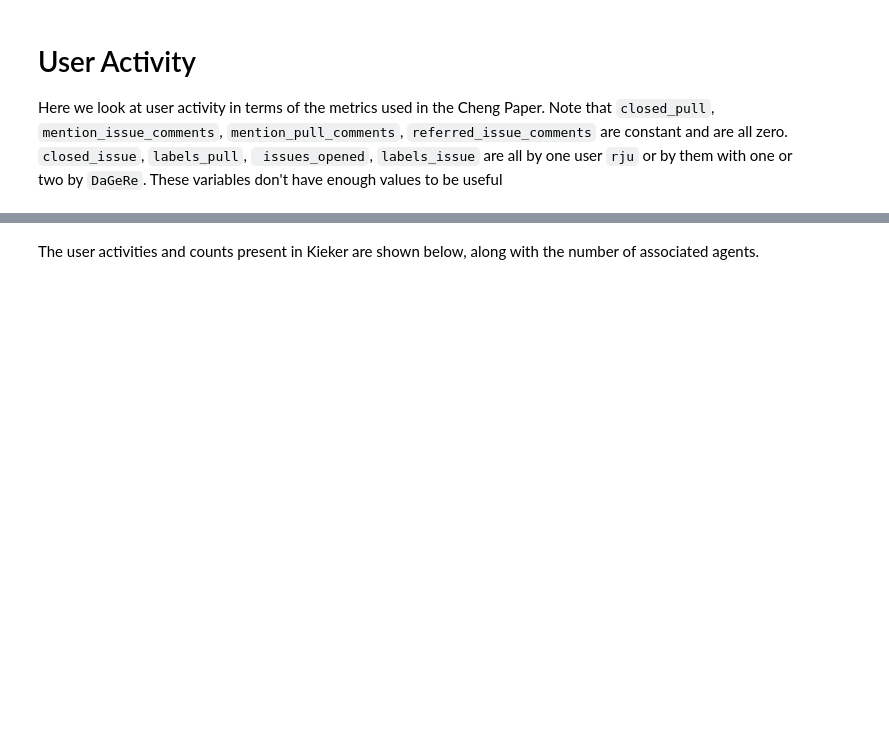
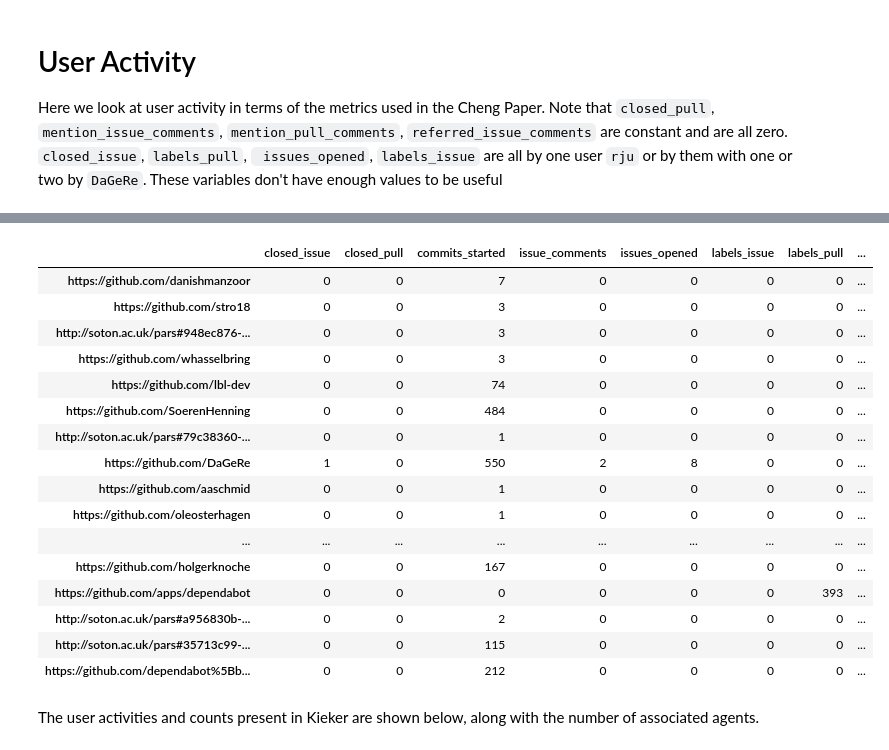
Before and after one commit to RSEMetaScience/kieker_analysis, a Jupyter notebook: notebooks/contributor_metrics.ipynb, the cells around one changed output, grey strips where cells are left out. Saved outputs shown, nothing was run; the diff lists cells and outputs as text; code cells hidden in the pictures; blank space fills up the shorter version.

```diff
--- a/notebooks/contributor_metrics.ipynb
+++ b/notebooks/contributor_metrics.ipynb
@@ -42,3 +43,27 @@ user_activity
+# %%
+from kieker_analysis.stats.contributor_metrics import get_user_activity, metrics_all
+client = keiker_ii_client
+metrics_all = metrics_all(client)
+user_activity = get_user_activity(metrics_all)
+user_activity
+# %% [output]
+|  | closed_issue | closed_pull | commits_started | issue_comments | issues_opened | labels_issue | labels_pull | ... |
+| https://github.com/danishmanzoor | 0 | 0 | 7 | 0 | 0 | 0 | 0 | ... |
+| https://github.com/stro18 | 0 | 0 | 3 | 0 | 0 | 0 | 0 | ... |
+| http://soton.ac.uk/pars#948ec876-... | 0 | 0 | 3 | 0 | 0 | 0 | 0 | ... |
+| https://github.com/whasselbring | 0 | 0 | 3 | 0 | 0 | 0 | 0 | ... |
+| https://github.com/lbl-dev | 0 | 0 | 74 | 0 | 0 | 0 | 0 | ... |
+| https://github.com/SoerenHenning | 0 | 0 | 484 | 0 | 0 | 0 | 0 | ... |
+| http://soton.ac.uk/pars#79c38360-... | 0 | 0 | 1 | 0 | 0 | 0 | 0 | ... |
+| https://github.com/DaGeRe | 1 | 0 | 550 | 2 | 8 | 0 | 0 | ... |
+| https://github.com/aaschmid | 0 | 0 | 1 | 0 | 0 | 0 | 0 | ... |
+| https://github.com/oleosterhagen | 0 | 0 | 1 | 0 | 0 | 0 | 0 | ... |
+| ... | ... | ... | ... | ... | ... | ... | ... | ... |
+| https://github.com/holgerknoche | 0 | 0 | 167 | 0 | 0 | 0 | 0 | ... |
+| https://github.com/apps/dependabot | 0 | 0 | 0 | 0 | 0 | 0 | 393 | ... |
+| http://soton.ac.uk/pars#a956830b-... | 0 | 0 | 2 | 0 | 0 | 0 | 0 | ... |
+| http://soton.ac.uk/pars#35713c99-... | 0 | 0 | 115 | 0 | 0 | 0 | 0 | ... |
+| https://github.com/dependabot%5Bb... | 0 | 0 | 212 | 0 | 0 | 0 | 0 | ... |
 # %% [markdown]
 The user activities and counts present in Kieker are shown below, along with the number of associated agents.
 # %%
```
Also changed, not shown: parts of 2 cells of this notebook, 1 other file.
